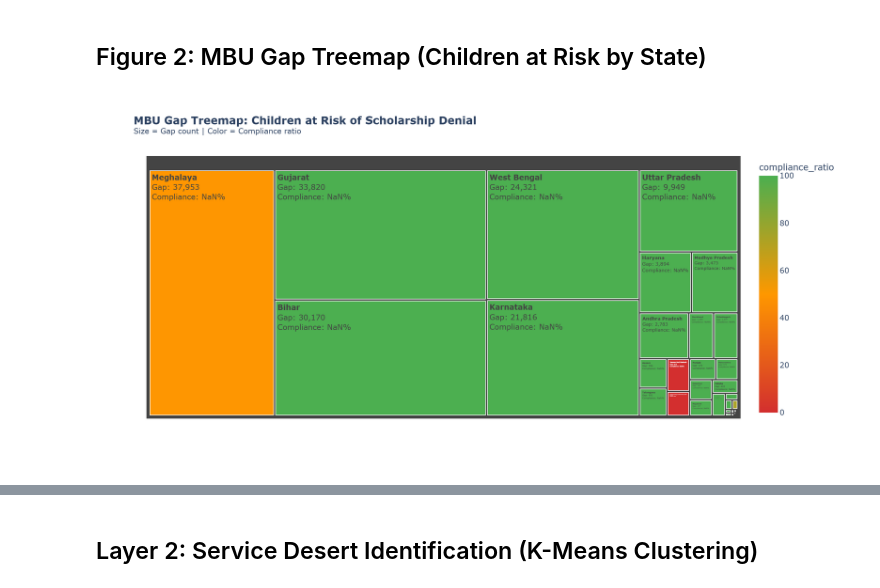
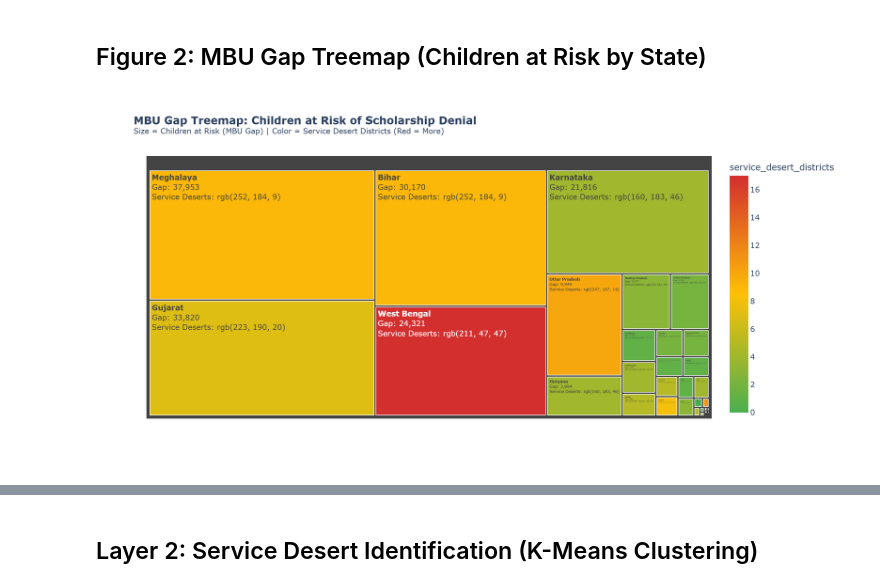
Before and after one commit to STIWARTs/UIDAI_DH_2k26, a Jupyter notebook: MBU_Gap_Analyzer.ipynb, the cells around one changed output, grey strips where cells are left out. Saved outputs shown, nothing was run; the diff lists cells and outputs as text; code cells hidden in the pictures.

```diff
--- a/MBU_Gap_Analyzer.ipynb
+++ b/MBU_Gap_Analyzer.ipynb
@@ -429,25 +449,26 @@ show_fig(fig1)
 # %% [markdown]
 ## Figure 2: MBU Gap Treemap (Children at Risk by State)
 # %%
-# Filter to show significant gaps
+# Filter to show states with significant gaps or problem districts
 state_gap = state_summary[state_summary['mbu_gap'] > 0].copy()
 
+# Create treemap colored by number of service desert districts
 fig2 = px.treemap(
     state_gap,
     path=['state'],
     values='mbu_gap',
-    color='compliance_ratio',
-    color_continuous_scale=['#d32f2f', '#ff9800', '#4caf50'],
-    title='<b>MBU Gap Treemap: Children at Risk of Scholarship Denial</b><br><sup>Size = Gap count | Color = Compliance ratio</sup>',
-    hover_data=['mbu_eligible', 'bio_updates', 'compliance_ratio']
+    color='service_desert_districts',
+    color_continuous_scale=['#4caf50', '#ffc107', '#d32f2f'],
+    title='<b>MBU Gap Treemap: Children at Risk of Scholarship Denial</b><br><sup>Size = Children at Risk (MBU Gap) | Color = Service Desert Districts (Red = More)</sup>',
+    hover_data=['mbu_eligible', 'bio_updates', 'service_desert_districts', 'problem_districts']
 )
 
 fig2.update_layout(height=600)
 fig2.update_traces(
-    texttemplate="<b>%{label}</b><br>Gap: %{value:,.0f}<br>Compliance: %{color:.1f}%",
+    texttemplate="<b>%{label}</b><br>Gap: %{value:,.0f}<br>Service Deserts: %{color}",
     textfont_size=12
 )
 
 show_fig(fig2)
 # %% [output]
-[figure, old version]
+[figure, new version]
```
Also changed, not shown: parts of 6 cells of this notebook, 7 other files.
